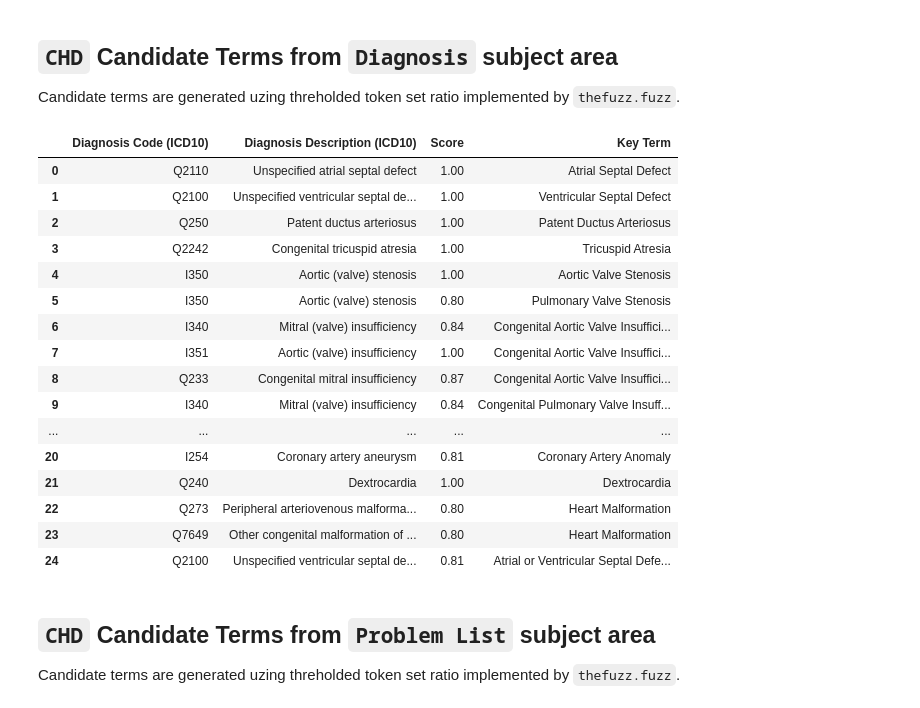
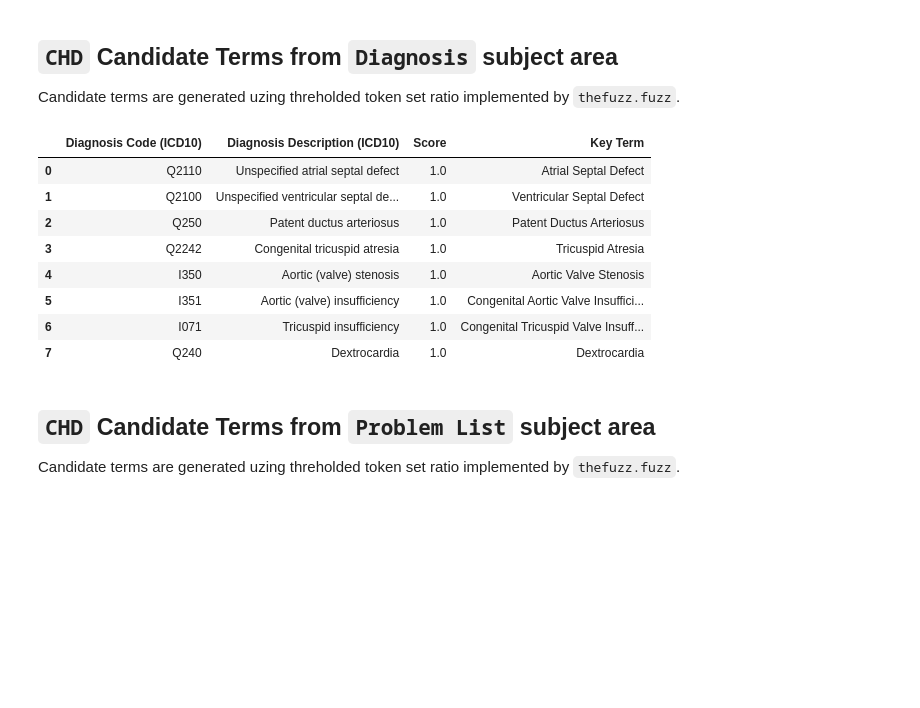
Before and after one commit to mikedataCrunch/elpha-singhealth-fh, a Jupyter notebook: notebooks/07_stage2_cvd_chd_terms.ipynb, the cells around one changed output. Saved outputs shown, nothing was run; the diff lists cells and outputs as text; code cells hidden in the pictures; blank space fills up the shorter version.

```diff
--- a/notebooks/07_stage2_cvd_chd_terms.ipynb
+++ b/notebooks/07_stage2_cvd_chd_terms.ipynb
@@ -257,41 +261,36 @@ candidate_terms
 Candidate terms are generated uzing threholded token set ratio implemented by `thefuzz.fuzz`.
 # %%
 db_terms = dia_dict['Diagnosis Description (ICD10)'].str.lower()
-threshold = 0.8
+threshold = 0.91
 logger_reference = dia_dict.copy()
 
 candidate_list = []
 for key_term in tqdm(utils.chd_terms + utils.chd_procedure_terms):
     sims = db_terms.apply(
         lambda x: get_fuzz_similarity(key_term.lower(), x)
     ) / 100
     temp = logger_reference.copy()
     temp['Score'] = sims
     temp['Key Term'] = key_term
     temp = temp[temp["Score"] >= threshold]
     candidate_list.append(temp)
 
 candidate_terms = pd.concat(candidate_list, axis=0, ignore_index=True)
+candidate_terms
+# %% [output]
+|  | Diagnosis Code (ICD10) | Diagnosis Description (ICD10) | Score | Key Term |
+| 0 | Q2110 | Unspecified atrial septal defect | 1.0 | Atrial Septal Defect |
+| 1 | Q2100 | Unspecified ventricular septal de... | 1.0 | Ventricular Septal Defect |
+| 2 | Q250 | Patent ductus arteriosus | 1.0 | Patent Ductus Arteriosus |
+| 3 | Q2242 | Congenital tricuspid atresia | 1.0 | Tricuspid Atresia |
+| 4 | I350 | Aortic (valve) stenosis | 1.0 | Aortic Valve Stenosis |
+| 5 | I351 | Aortic (valve) insufficiency | 1.0 | Congenital Aortic Valve Insuffici... |
+| 6 | I071 | Tricuspid insufficiency | 1.0 | Congenital Tricuspid Valve Insuff... |
+| 7 | Q240 | Dextrocardia | 1.0 | Dextrocardia |
 # %%
-candidate_terms
+candidate_terms.to_csv(
+    os.path.join(PROJECT_ROOT, "results", "candidate_dia_chd_terms.csv"), index=False,
+)
-# %% [output]
-|  | Diagnosis Code (ICD10) | Diagnosis Description (ICD10) | Score | Key Term |
-| 0 | Q2110 | Unspecified atrial septal defect | 1.00 | Atrial Septal Defect |
-| 1 | Q2100 | Unspecified ventricular septal de... | 1.00 | Ventricular Septal Defect |
-| 2 | Q250 | Patent ductus arteriosus | 1.00 | Patent Ductus Arteriosus |
-| 3 | Q2242 | Congenital tricuspid atresia | 1.00 | Tricuspid Atresia |
-| 4 | I350 | Aortic (valve) stenosis | 1.00 | Aortic Valve Stenosis |
-| 5 | I350 | Aortic (valve) stenosis | 0.80 | Pulmonary Valve Stenosis |
-| 6 | I340 | Mitral (valve) insufficiency | 0.84 | Congenital Aortic Valve Insuffici... |
-| 7 | I351 | Aortic (valve) insufficiency | 1.00 | Congenital Aortic Valve Insuffici... |
-| 8 | Q233 | Congenital mitral insufficiency | 0.87 | Congenital Aortic Valve Insuffici... |
-| 9 | I340 | Mitral (valve) insufficiency | 0.84 | Congenital Pulmonary Valve Insuff... |
-| ... | ... | ... | ... | ... |
-| 20 | I254 | Coronary artery aneurysm | 0.81 | Coronary Artery Anomaly |
-| 21 | Q240 | Dextrocardia | 1.00 | Dextrocardia |
-| 22 | Q273 | Peripheral arteriovenous malforma... | 0.80 | Heart Malformation |
-| 23 | Q7649 | Other congenital malformation of ... | 0.80 | Heart Malformation |
-| 24 | Q2100 | Unspecified ventricular septal de... | 0.81 | Atrial or Ventricular Septal Defe... |
 # %% [markdown]
 ## `CHD` Candidate Terms from `Problem List` subject area
 Candidate terms are generated uzing threholded token set ratio implemented by `thefuzz.fuzz`.
```
Also changed, not shown: parts of 9 cells of this notebook, 9 other files.
